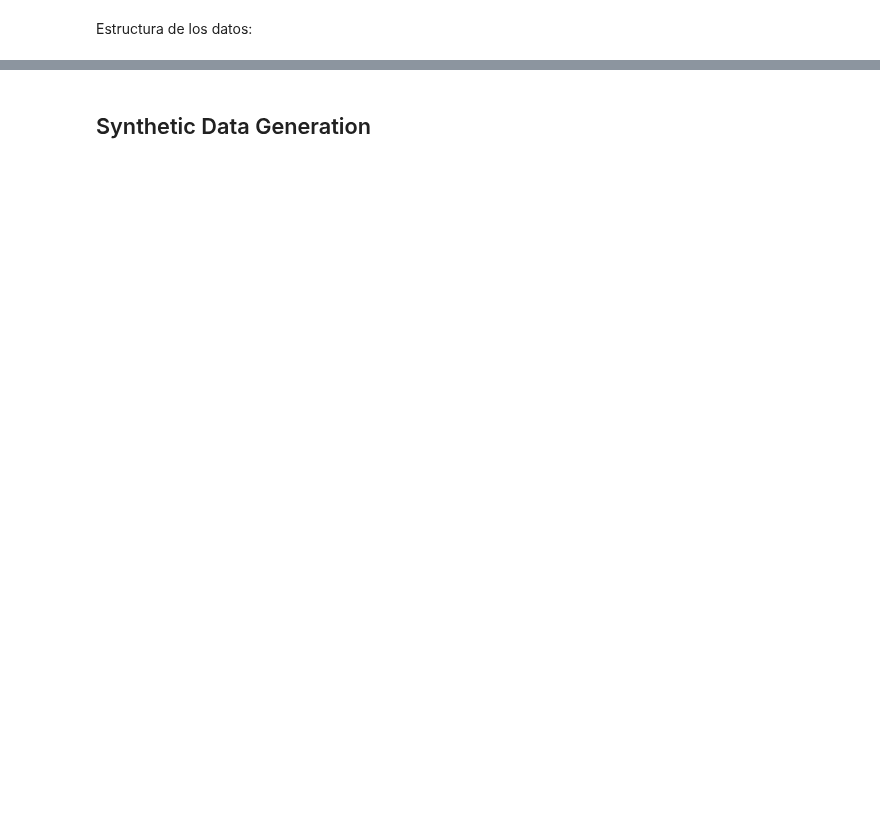
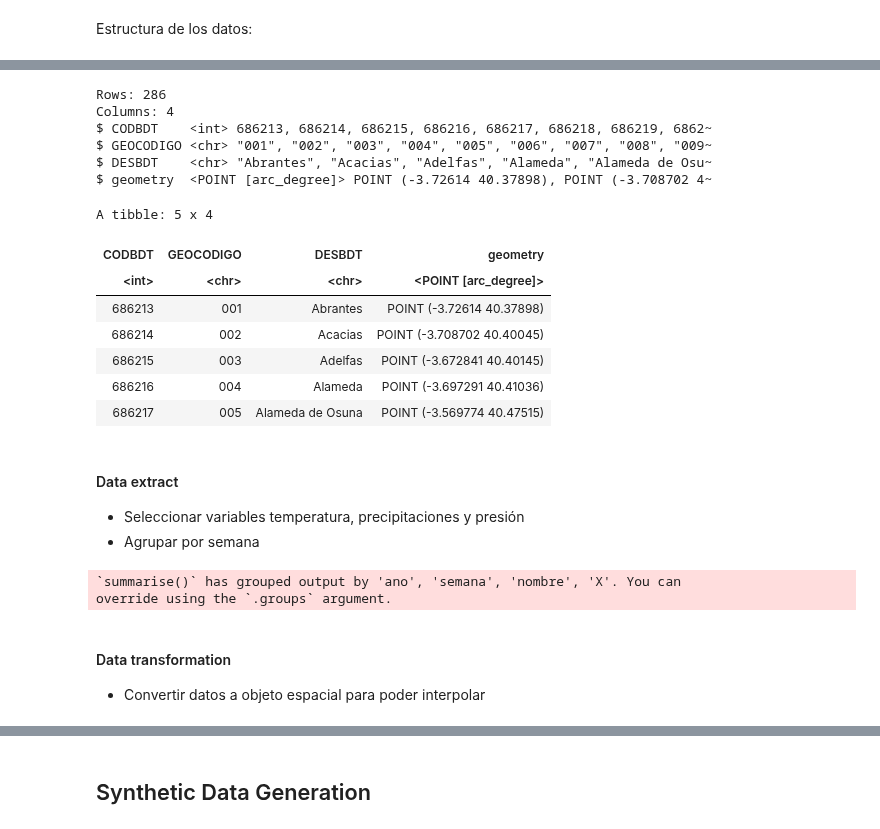
Before and after one commit to URJCDSLab/CitizenLab-Research-and-Development, a Jupyter notebook: casos_urjc/notebooks/II_data_processing/04_vacunas/05. - Data Collection_CU_04_11_meteo_zonas_v_01.ipynb, the cells around one changed output, grey strips where cells are left out. Saved outputs shown, nothing was run; the diff lists cells and outputs as text; code cells hidden in the pictures; blank space fills up the shorter version.

```diff
--- a/casos_urjc/notebooks/II_data_processing/04_vacunas/05. - Data Collection_CU_04_11_meteo_zonas_v_01.ipynb
+++ b/casos_urjc/notebooks/II_data_processing/04_vacunas/05. - Data Collection_CU_04_11_meteo_zonas_v_01.ipynb
@@ -70,0 +207,2 @@ Estructura de  los datos:
+# %%
+tdata_02 <- data_02 |> st_centroid()
@@ -70,0 +212,39 @@ Estructura de  los datos:
+# %%
+glimpse(tdata_02)
+# %% [output]
+Rows: 286
+Columns: 4
+$ CODBDT    <int> 686213, 686214, 686215, 686216, 686217, 686218, 686219, 6862~
+$ GEOCODIGO <chr> "001", "002", "003", "004", "005", "006", "007", "008", "009~
+$ DESBDT    <chr> "Abrantes", "Acacias", "Adelfas", "Alameda", "Alameda de Osu~
+$ geometry  <POINT [arc_degree]> POINT (-3.72614 40.37898), POINT (-3.708702 4~
+# %%
+tdata_02 |> tibble() |> slice_head(n = 5)
+# %% [output]
+A tibble: 5 x 4
+| CODBDT | GEOCODIGO | DESBDT | geometry |
+| <int> | <chr> | <chr> | <POINT [arc_degree]> |
+| 686213 | 001 | Abrantes | POINT (-3.72614 40.37898) |
+| 686214 | 002 | Acacias | POINT (-3.708702 40.40045) |
+| 686215 | 003 | Adelfas | POINT (-3.672841 40.40145) |
+| 686216 | 004 | Alameda | POINT (-3.697291 40.41036) |
+| 686217 | 005 | Alameda de Osuna | POINT (-3.569774 40.47515) |
+# %% [markdown]
+#### Data extract
+
+* Seleccionar variables temperatura, precipitaciones y presión
+* Agrupar por semana
+# %%
+edata_01 <- data_01 |>
+    mutate(ano = year(fecha),
+        semana = isoweek(fecha)) |>
+    select(ano, semana, nombre, tmed, prec, velmedia, presMax, X, Y) |>
+    group_by(ano, semana, nombre, X, Y) |>
+    summarise(across(everything(), ~mean(.x, na.rm = TRUE)))
+# %% [output]
+`summarise()` has grouped output by 'ano', 'semana', 'nombre', 'X'. You can
+override using the `.groups` argument.
+# %% [markdown]
+#### Data transformation
+
+* Convertir datos a objeto espacial para poder interpolar
```
Also changed, not shown: parts of 74 cells of this notebook, 29 other files.
